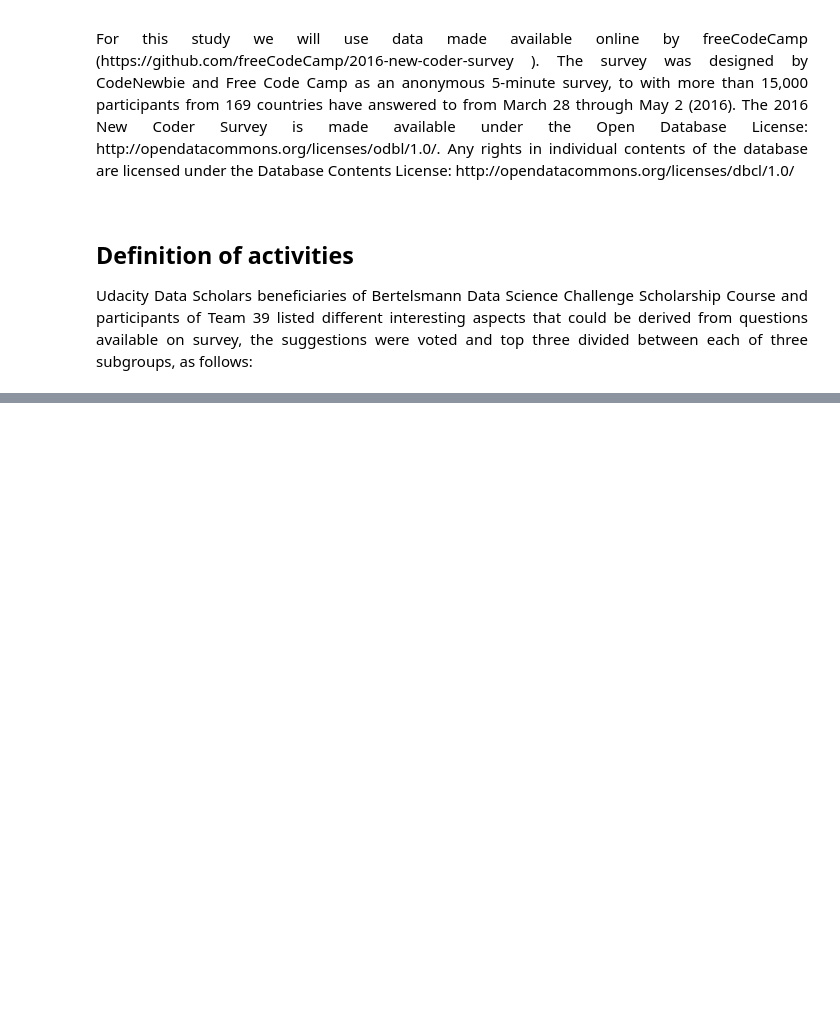
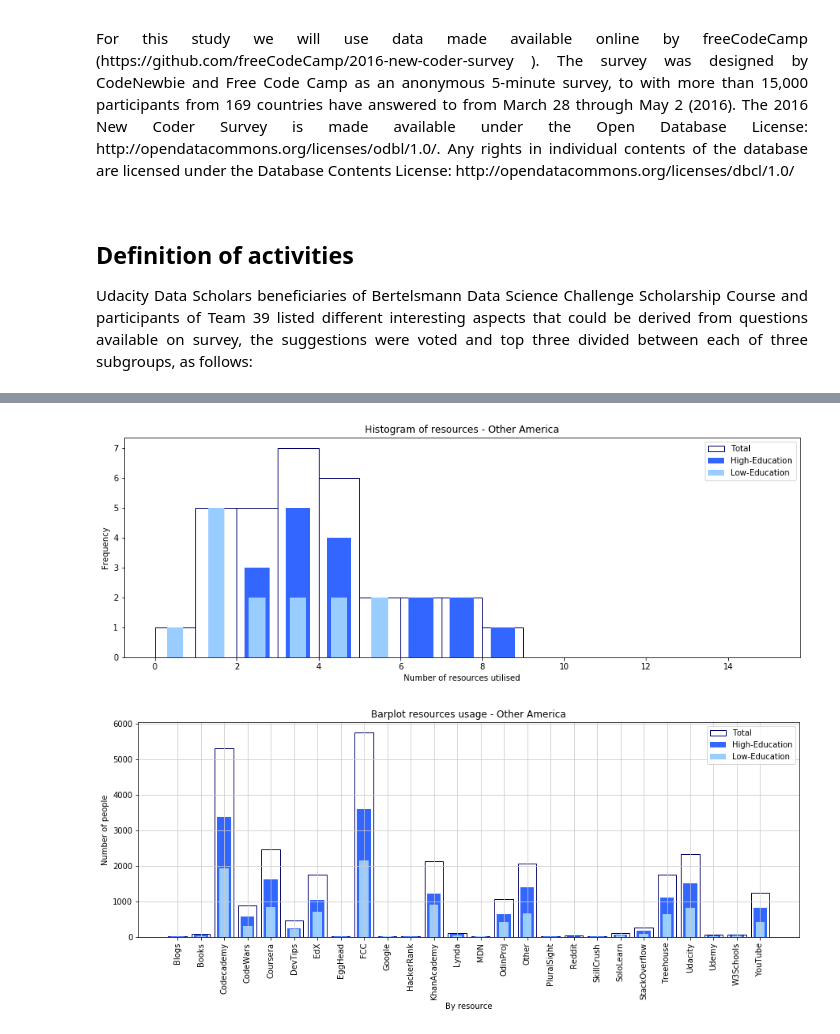
Before and after one commit to lorettarehm/DataScience, a Jupyter notebook: Team 39 - Butterflies.ipynb, the cells around one changed output, grey strips where cells are left out. Drawn from its saved outputs; the diff is of its cells as text; code cells hidden in the pictures; blank space fills up the shorter version.

```diff
--- a/Team 39 - Butterflies.ipynb
+++ b/Team 39 - Butterflies.ipynb
@@ -73,0 +346,8 @@ df.query()
+# %%
+#Select only CountryLive that do not belong to Latin America group
+other_america = ['Bahamas','Barbados','Belize','Bermuda','Jamaica','Suriname','Trinidad & Tobago','Virgin Islands (British)']
+
+#Remove all countries not listed as in Latin America
+df_selected_Other_America = df_selected[df_selected.CountryLive.isin(other_america)]
+
+df_total_education, df_high_education, df_low_education, columns_titles = feed_variables(df_selected_Other_America, 'Other America')
@@ -73,0 +381,6 @@ df.query()
+# %%
+create_histogram('Other America', df_total_education, df_high_education, df_low_education, columns_titles)
+create_bar_graph('Other America', df_total_education, df_high_education, df_low_education, columns_titles)
+# %% [output]
+[figure, added]
+[figure, added]
```
Also changed, not shown: parts of 18 cells of this notebook.
